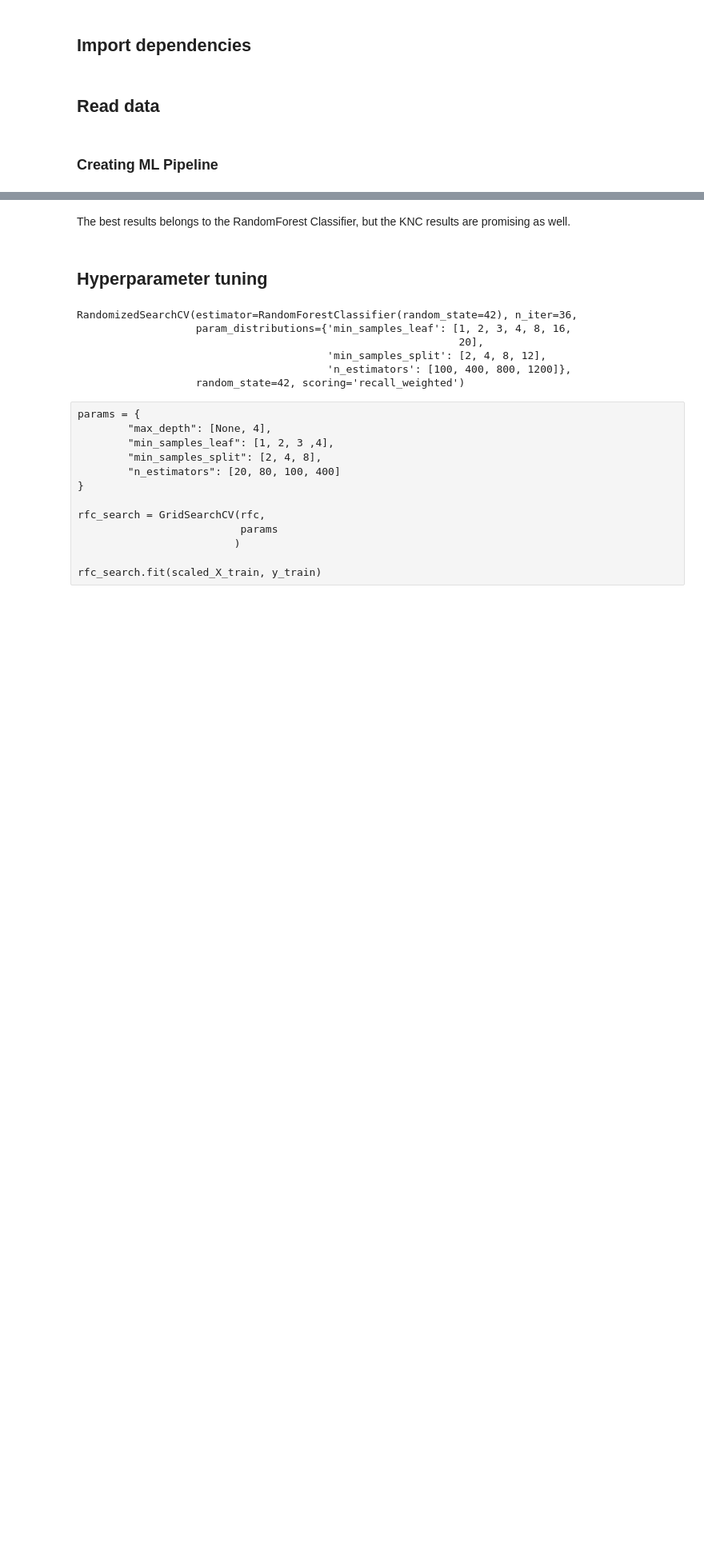
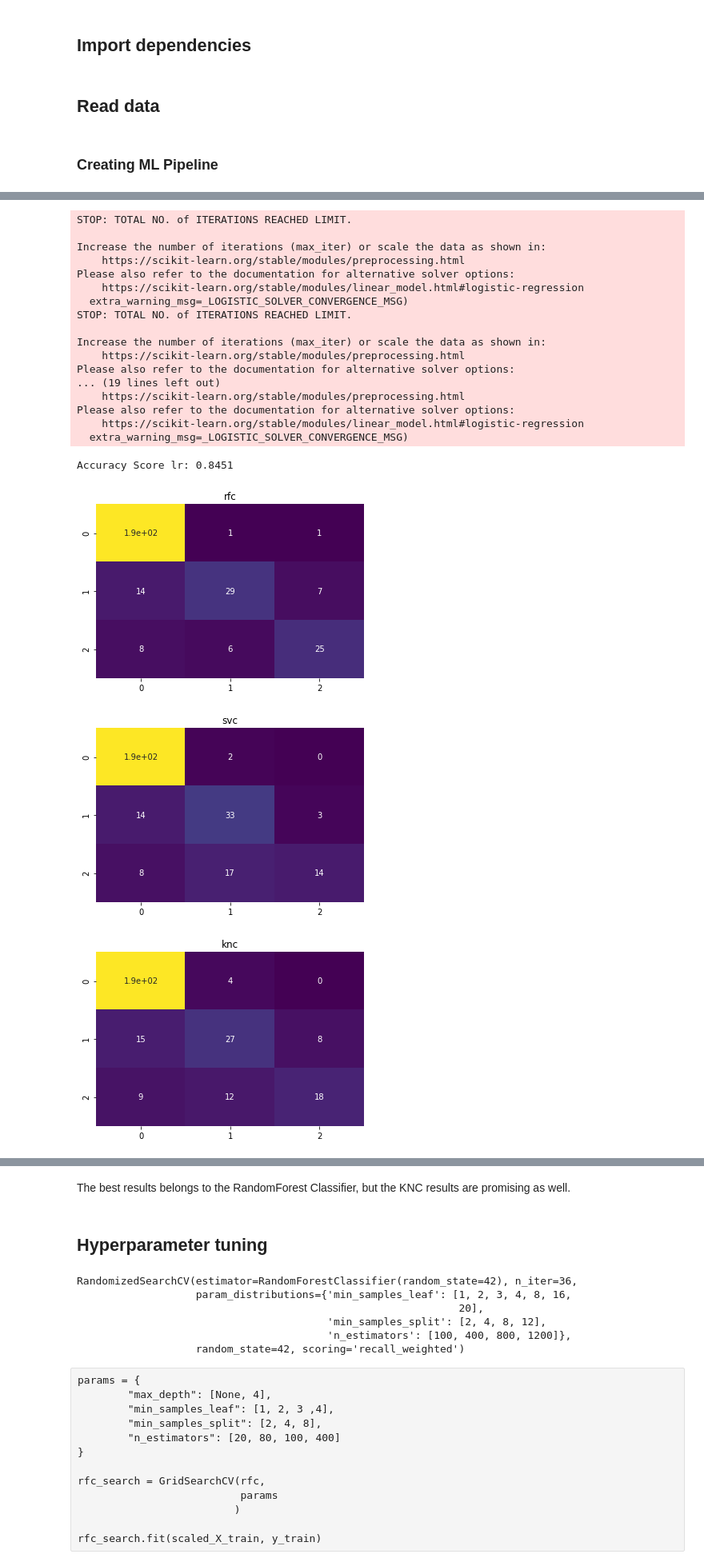
Before and after one commit to meszdav/road-surface-quality, a Jupyter notebook: notebooks/rsq-ml-local.ipynb, the cells around one changed output, grey strips where cells are left out. Shown at 80% size. Cells and saved outputs as stored; diff of their text form; code cells hidden in the pictures; blank space fills up the shorter version.

```diff
--- a/notebooks/rsq-ml-local.ipynb
+++ b/notebooks/rsq-ml-local.ipynb
@@ -27,8 +30,13 @@ rfc = RandomForestClassifier(random_state=42)
 svc = SVC(random_state=42)
 knc = KNeighborsClassifier()
 abc = AdaBoostClassifier(random_state=42)
+gbc = GradientBoostingClassifier(random_state=42)
+gnb = GaussianNB()
+lr = LogisticRegressionCV(max_iter=1000, random_state=42)
 
-models = {"rfc": rfc,"svc": svc, "knc" : knc,"abc" : abc}
+models = {"rfc": rfc,"svc": svc, "knc" : knc,
+          "abc" : abc, "gbc" : gbc, "gnb" :gnb,
+          "lr": lr}
 # %%
 scaler = MinMaxScaler()
 scaled_X_train = scaler.fit_transform(X_train.drop("id_gps", axis=1))
@@ -49,6 +57,11 @@ for m in models:
     accuracy = accuracy_score(y_val, preds)
 
     print("Accuracy Score {}: {:.4f}".format(m,accuracy))
+    cm = confusion_matrix(y_val,preds)
+
+    fig = plt.figure()
+    fig = plt.title(m)
+    sns.heatmap(cm, cmap="viridis", annot= True, cbar = False)
 # %% [output]
 Accuracy Score rfc: 0.8697
 Accuracy Score svc: 0.8451
@@ -56,0 +72,21 @@ Accuracy Score abc: 0.8169
+STOP: TOTAL NO. of ITERATIONS REACHED LIMIT.
+
+Increase the number of iterations (max_iter) or scale the data as shown in:
+    https://scikit-learn.org/stable/modules/preprocessing.html
+Please also refer to the documentation for alternative solver options:
+    https://scikit-learn.org/stable/modules/linear_model.html#logistic-regression
+  extra_warning_msg=_LOGISTIC_SOLVER_CONVERGENCE_MSG)
+STOP: TOTAL NO. of ITERATIONS REACHED LIMIT.
+
+Increase the number of iterations (max_iter) or scale the data as shown in:
+    https://scikit-learn.org/stable/modules/preprocessing.html
+Please also refer to the documentation for alternative solver options:
+... (19 lines left out)
+    https://scikit-learn.org/stable/modules/preprocessing.html
+Please also refer to the documentation for alternative solver options:
+    https://scikit-learn.org/stable/modules/linear_model.html#logistic-regression
+  extra_warning_msg=_LOGISTIC_SOLVER_CONVERGENCE_MSG)
+Accuracy Score lr: 0.8451
+[figure, added]
+[figure, added]
+[figure, added]
```
Also changed, not shown: parts of 6 cells of this notebook, 1 other file.
